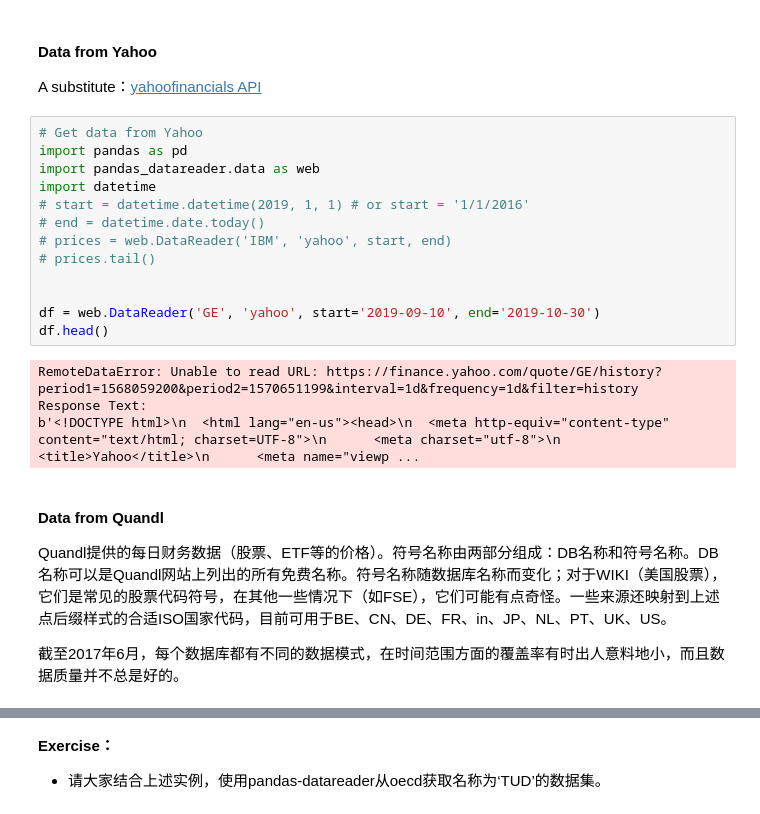
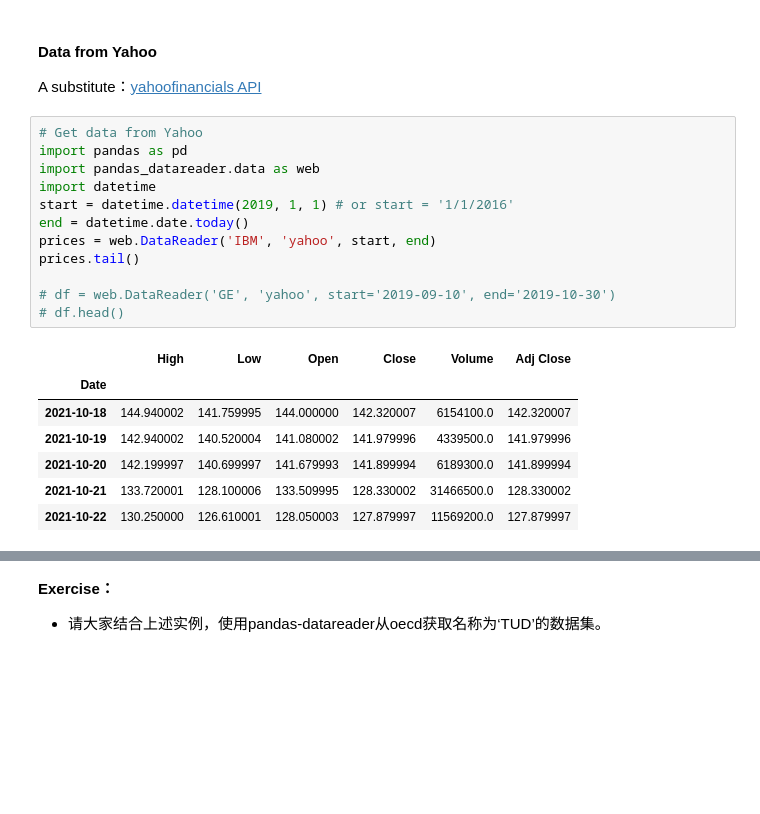
Before and after one commit to superMC5657/jrxy_python_course, a Jupyter notebook: DataSession/API_and_Data_Retrieval.ipynb, the cells around one changed output, grey strips where cells are left out. Cells and saved outputs as stored; diff of their text form; blank space fills up the shorter version.

```diff
--- a/DataSession/API_and_Data_Retrieval.ipynb
+++ b/DataSession/API_and_Data_Retrieval.ipynb
@@ -245,23 +236,20 @@ A substitute：[yahoofinancials API](https://pypi.org/project/yahoofinancials/)
 # %%
 # Get data from Yahoo
 import pandas as pd
 import pandas_datareader.data as web
 import datetime
-# start = datetime.datetime(2019, 1, 1) # or start = '1/1/2016'
-# end = datetime.date.today()
-# prices = web.DataReader('IBM', 'yahoo', start, end)
-# prices.tail()
+start = datetime.datetime(2019, 1, 1) # or start = '1/1/2016'
+end = datetime.date.today()
+prices = web.DataReader('IBM', 'yahoo', start, end)
+prices.tail()
 
-
-df = web.DataReader('GE', 'yahoo', start='2019-09-10', end='2019-10-30')
-df.head()
+# df = web.DataReader('GE', 'yahoo', start='2019-09-10', end='2019-10-30')
+# df.head()
 # %% [output]
-RemoteDataError: Unable to read URL: https://finance.yahoo.com/quote/GE/history?period1=1568059200&period2=1570651199&interval=1d&frequency=1d&filter=history
-Response Text:
-b'<!DOCTYPE html>\n  <html lang="en-us"><head>\n  <meta http-equiv="content-type" content="text/html; charset=UTF-8">\n      <meta charset="utf-8">\n      <title>Yahoo</title>\n      <meta name="viewp ...
+|  | High | Low | Open | Close | Volume | Adj Close |
+| Date |  |  |  |  |  |  |
+| 2021-10-18 | 144.940002 | 141.759995 | 144.000000 | 142.320007 | 6154100.0 | 142.320007 |
+| 2021-10-19 | 142.940002 | 140.520004 | 141.080002 | 141.979996 | 4339500.0 | 141.979996 |
+| 2021-10-20 | 142.199997 | 140.699997 | 141.679993 | 141.899994 | 6189300.0 | 141.899994 |
+| 2021-10-21 | 133.720001 | 128.100006 | 133.509995 | 128.330002 | 31466500.0 | 128.330002 |
+| 2021-10-22 | 130.250000 | 126.610001 | 128.050003 | 127.879997 | 11569200.0 | 127.879997 |
-# %% [markdown]
-#### Data from Quandl
-
-Quandl提供的每日财务数据（股票、ETF等的价格）。符号名称由两部分组成：DB名称和符号名称。DB名称可以是Quandl网站上列出的所有免费名称。符号名称随数据库名称而变化；对于WIKI（美国股票），它们是常见的股票代码符号，在其他一些情况下（如FSE），它们可能有点奇怪。一些来源还映射到上述点后缀样式的合适ISO国家代码，目前可用于BE、CN、DE、FR、in、JP、NL、PT、UK、US。
-
-截至2017年6月，每个数据库都有不同的数据模式，在时间范围方面的覆盖率有时出人意料地小，而且数据质量并不总是好的。
```
Also changed, not shown: parts of 36 cells of this notebook.
